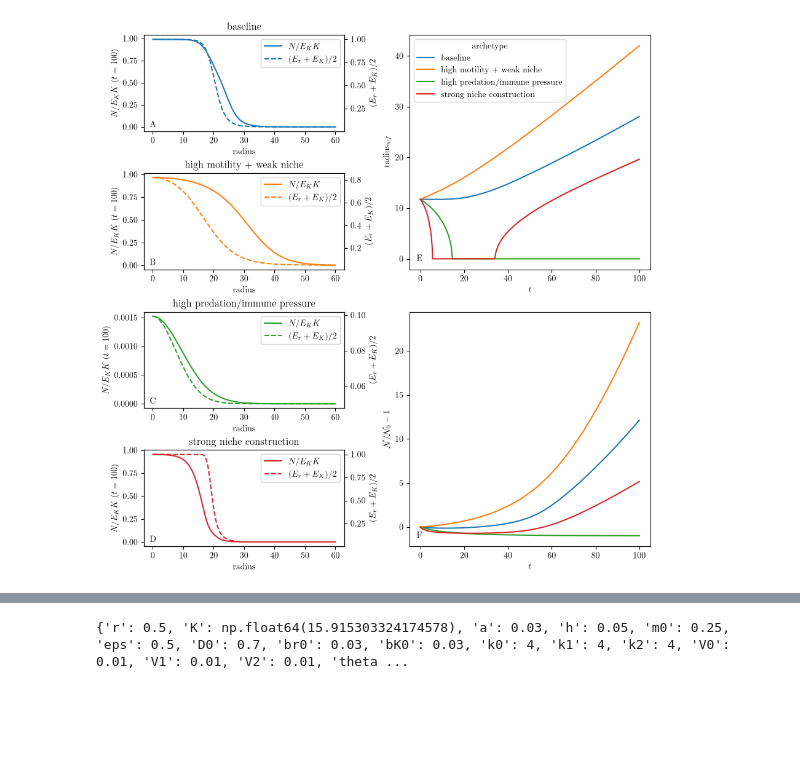
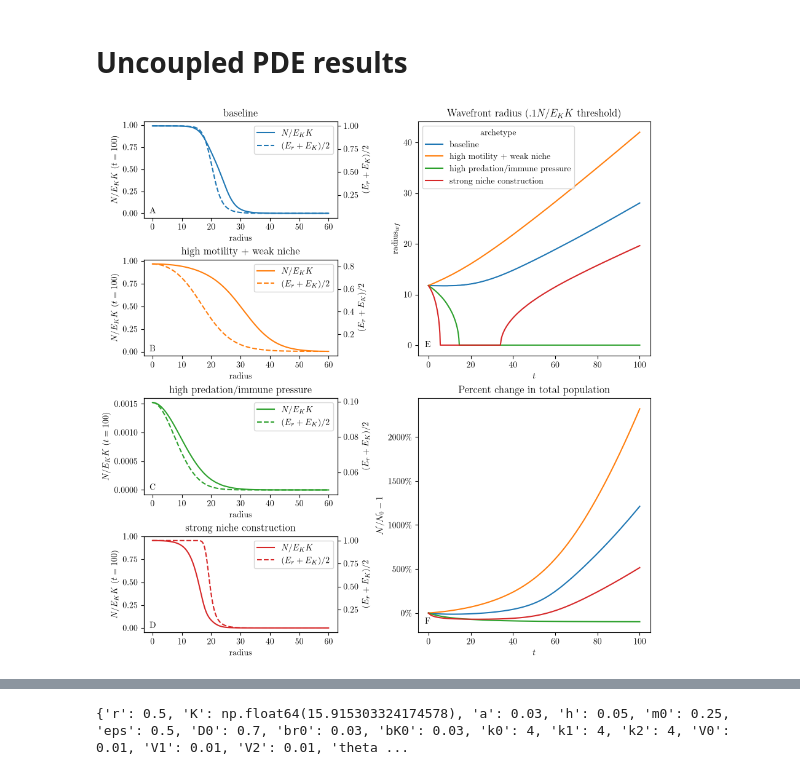
Before and after one commit to cancer-ecology-center/tumor-ecology-models, a Jupyter notebook: coupled_pde/figures.ipynb, the cells around one changed output, grey strips where cells are left out. Drawn from its saved outputs; the diff is of its cells as text; code cells hidden in the pictures; blank space fills up the shorter version.

```diff
--- a/coupled_pde/figures.ipynb
+++ b/coupled_pde/figures.ipynb
@@ -271,7 +332,11 @@ Running simulation for preset: strong niche construction
+# %% [markdown]
+# Uncoupled PDE results
 # %%
-df = pd.DataFrame(scenario_wavefront_speed, columns = ['archetype','t','u_max','r','N','eff_area'])
-df['N_init'] = config_dict['seed']['N_init']
-df['N_perc'] = df['N']/df['N_init']-1
+df = pd.DataFrame(
+    scenario_wavefront_speed, columns=["archetype", "t", "u_max", "r", "N", "eff_area"]
+)
+df["N_init"] = config_dict["seed"]["N_init"]
+df["N_perc"] = (df["N"] / df["N_init"] - 1) * 100
 fig = plt.figure(figsize=(9, 9), constrained_layout=True)
 gs = fig.add_gridspec(4, 2, width_ratios=[1, 1.2])
 scenarios = [s for s, _, _ in scenario_final_profiles]
@@ -281,45 +346,60 @@ for i, (scenario, final_N, final_Er) in enumerate(scenario_final_profiles):
     ax = fig.add_subplot(gs[i, 0])
     ax_right = ax.twinx()
 
-    line_n, = ax.plot(r_coords, final_N, color=palette[scenario], label="$N$")
-    line_er, = ax_right.plot(
-        r_coords, final_Er, color=palette[scenario], linestyle="--", label=r"$\bar{E}_{r}$"
+    (line_n,) = ax.plot(r_coords, final_N, color=palette[scenario], label="$N$")
+    (line_er,) = ax_right.plot(
+        r_coords,
+        final_Er,
+        color=palette[scenario],
+        linestyle="--",
     )
 
     ax.set_title(scenario)
     ax.set_xlabel("radius")
-    ax.set_ylabel("$N/E_{K}K$"+ " $(t=100)$")
+    ax.set_ylabel("$N/E_{K}K$" + " $(t=100)$")
     ax_right.set_ylabel(r"$(E_{r}+E_{K})/2$")
     ax.legend([line_n, line_er], ["$N/E_{K}K$", r"$(E_r + E_K)/2$"], loc="upper right")
 
 ax_wavefront = fig.add_subplot(gs[:2, 1])
 sns.lineplot(data=df, x="t", y="r", hue="archetype", ax=ax_wavefront)
-ax_wavefront.set(ylabel="radius" + "$_{wf}$",xlabel="$t$")
+ax_wavefront.set(
+    ylabel="radius" + "$_{wf}$",
+    xlabel="$t$",
+    title="Wavefront radius " + "$(.1 N/E_{K}K$ " + "threshold)",
+)
 
 ax_population = fig.add_subplot(gs[2:, 1])
+ax_population.yaxis.set_major_formatter(
+    plt.matplotlib.ticker.PercentFormatter(xmax=100)
+)
 sns.lineplot(data=df, x="t", y="N_perc", hue="archetype", ax=ax_population)
-ax_population.set(ylabel="$\\mathcal{N} / \\mathcal{N}_{0} -1$", xlabel='$t$')
+ax_population.set(
+    ylabel="$\\mathcal{N} / \\mathcal{N}_{0} -1$",
+    xlabel="$t$",
+    title="Percent change in total population",
+)
 ax_population.get_legend().remove()
 
 # Exclude the twinx axes by keeping only the first axes at each panel position.
 panel_axes = []
 panel_positions = []
 for panel_ax in fig.axes:
     bounds = panel_ax.get_position().bounds
     if not any(np.allclose(bounds, pos) for pos in panel_positions):
         panel_axes.append(panel_ax)
         panel_positions.append(bounds)
 
 for panel_ax, panel_id in zip(panel_axes, panel_ids):
-
     panel_ax.text(
-        0.03, 0.03, panel_id,
+        0.03,
+        0.03,
+        panel_id,
         transform=panel_ax.transAxes,
-        ha="left", va="bottom",
+        ha="left",
+        va="bottom",
         fontweight="bold",
-        # bbox={"facecolor": "none", "alpha": 1.0, "edgecolor": "none"},
     )
 plt.show()
 # %% [output]
-[figure, old version]
+[figure, new version]
 # %% [markdown]
```
Also changed, not shown: parts of 15 cells of this notebook, 2 other files.
